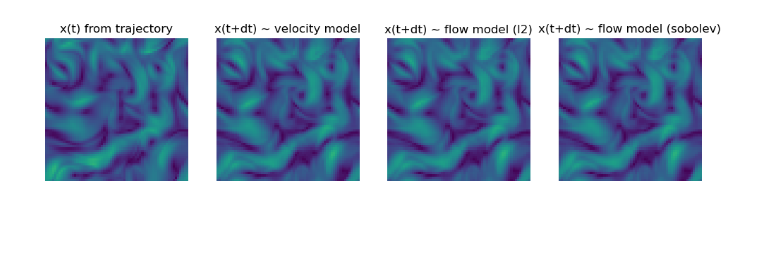
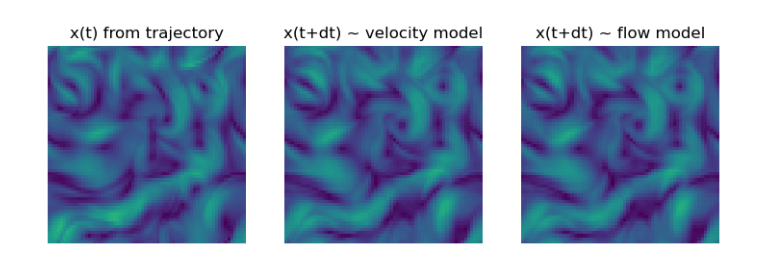
Before and after one commit to graps1/flow-matching-for-time-series, a Jupyter notebook: src/fmfts/experiments/ns2d/visualization.ipynb, the cells around one changed output. Cells and saved outputs as stored; diff of their text form; code cells hidden in the pictures; blank space fills up the shorter version.

```diff
--- a/src/fmfts/experiments/ns2d/visualization.ipynb
+++ b/src/fmfts/experiments/ns2d/visualization.ipynb
@@ -11,34 +11,29 @@ torch.set_default_device("cuda")
 
 velocity = VelocityModelNS2D(**params["velocity"]["model_kwargs"])
 velocity.load_state_dict(torch.load("trained_models/state_velocity.pt", weights_only=True)["model"])
-flow_l2 = FlowModelNS2D(velocity_model = copy.deepcopy(velocity), **params["flow"]["model_kwargs"])
-flow_l2.load_state_dict(torch.load("trained_models/state_flow_l2.pt", weights_only=True)["model"])
-flow_sobolev = FlowModelNS2D(velocity_model = copy.deepcopy(velocity), **params["flow"]["model_kwargs"])
-flow_sobolev.load_state_dict(torch.load("trained_models/state_flow.pt", weights_only=True)["model"])
-single_step = SingleStepModelNS2D(velocity_model = copy.deepcopy(velocity), **params["single_step"]["model_kwargs"])
-single_step.load_state_dict(torch.load("trained_models/state_single_step.pt", weights_only=True)["model"])
+flow = FlowModelNS2D(velocity_model = copy.deepcopy(velocity), **params["flow"]["model_kwargs"])
+flow.load_state_dict(torch.load("trained_models/state_flow.pt", weights_only=True)["model"])
+# single_step = SingleStepModelNS2D(velocity_model = copy.deepcopy(velocity), **params["single_step"]["model_kwargs"])
+# single_step.load_state_dict(torch.load("trained_models/state_single_step.pt", weights_only=True)["model"])
 dataset_test = DatasetNS2D(mode = "test")
 # %%
 # demonstrates how one can predict a single sample
 y = dataset_test.get(3, 0, sequence_len=1)
 x = dataset_test.get(3, 1, sequence_len=1)
 x0 = velocity.p0.sample(y.shape).to(y.device)
 x_pred_v = velocity.sample(y, x0=x0, steps=50, method="midpoint")
-x_pred_f_l2 = flow_l2.sample(y, x0=x0, steps=1)
-x_pred_f_sob = flow_sobolev.sample(y, x0=x0, steps=1)
+x_pred_f = flow.sample(y, x0=x0, steps=1)
 
 # plotting
-fig, ax = plt.subplots(1, 4, figsize=(3*4, 3))
+fig, ax = plt.subplots(1, 3, figsize=(3*3, 3))
 dataset_test.plot(y, ax[0])
 dataset_test.plot(x_pred_v, ax[1])
-dataset_test.plot(x_pred_f_l2, ax[2])
-dataset_test.plot(x_pred_f_sob, ax[3])
-for i in range(4): ax[i].axis("off")
+dataset_test.plot(x_pred_f, ax[2])
+for i in range(3): ax[i].axis("off")
 ax[0].set_title("x(t) from trajectory")
 ax[1].set_title("x(t+dt) ~ velocity model")
-ax[2].set_title("x(t+dt) ~ flow model (l2)")
-ax[3].set_title("x(t+dt) ~ flow model (sobolev)")
+ax[2].set_title("x(t+dt) ~ flow model")
 plt.show()
 # %% [output]
-[figure, old version]
+[figure, new version]
 # %%
```
Also changed, not shown: parts of 3 cells of this notebook, 6 other files.
